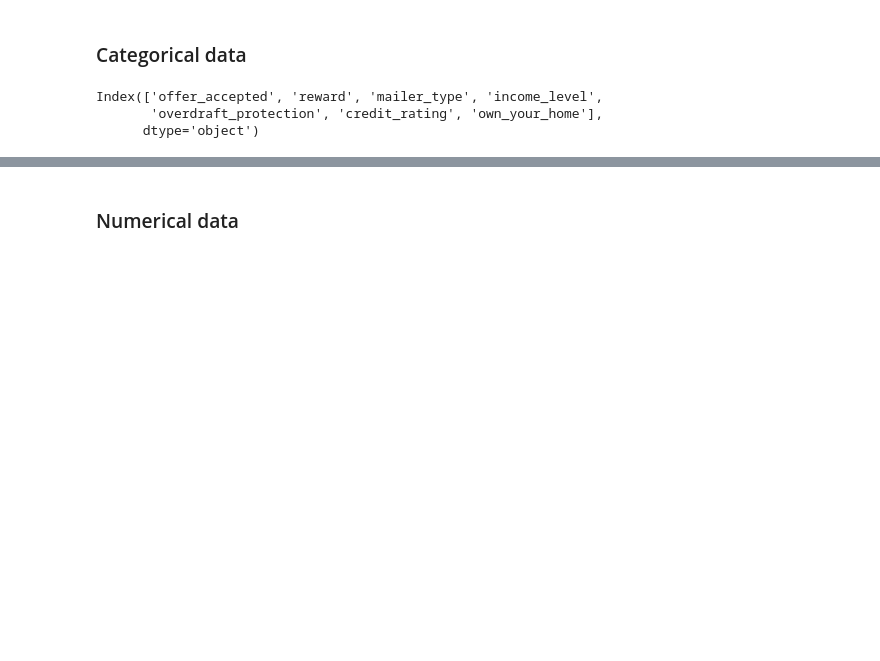
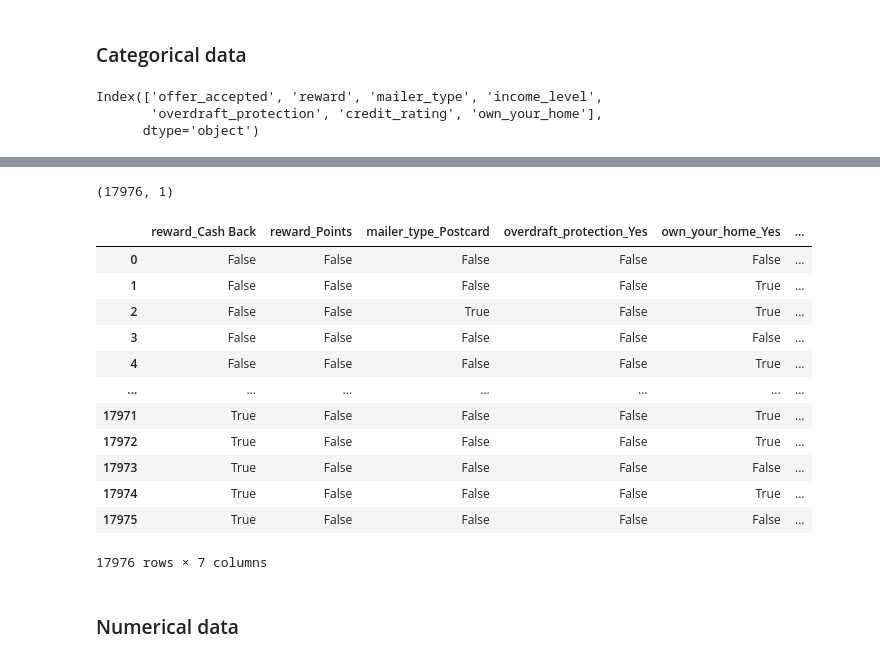
Before and after one commit to LeonardoOlmos/credit-card-offer, a Jupyter notebook: credit_card_offer_classification.ipynb, the cells around one changed output, grey strips where cells are left out. Drawn from its saved outputs; the diff is of its cells as text; code cells hidden in the pictures; blank space fills up the shorter version.

Commit message:
[ADD] Categorical features encoded

```diff
--- a/credit_card_offer_classification.ipynb
+++ b/credit_card_offer_classification.ipynb
@@ -151,0 +183,2 @@ Index(['offer_accepted', 'reward', 'mailer_type', 'income_level',
+# %%
+income_data = income_data.reset_index(drop = True)
@@ -151,0 +205,4 @@ Index(['offer_accepted', 'reward', 'mailer_type', 'income_level',
+# %%
+rating_data = pd.DataFrame(rating_oe_data, columns=['credit_rating'])
+# %%
+rating_data = rating_data.reset_index(drop = True)
@@ -152,3 +225,25 @@ Index(['offer_accepted', 'reward', 'mailer_type', 'income_level',
+# %%
+rating_data.shape
+# %% [output]
+(17976, 1)
+# %%
+categorical_data = pd.concat([categorical_data, income_data, rating_data], axis = 1)
+# %%
+categorical_data
+# %% [output]
+|  | reward_Cash Back | reward_Points | mailer_type_Postcard | overdraft_protection_Yes | own_your_home_Yes | ... |
+| 0 | False | False | False | False | False | ... |
+| 1 | False | False | False | False | True | ... |
+| 2 | False | False | True | False | True | ... |
+| 3 | False | False | False | False | False | ... |
+| 4 | False | False | False | False | True | ... |
+| ... | ... | ... | ... | ... | ... | ... |
+| 17971 | True | False | False | False | True | ... |
+| 17972 | True | False | False | False | True | ... |
+| 17973 | True | False | False | False | False | ... |
+| 17974 | True | False | False | False | True | ... |
+| 17975 | True | False | False | False | False | ... |
+17976 rows × 7 columns
 # %% [markdown]
 ### Numerical data
 # %%
```
Also changed, not shown: parts of 28 cells of this notebook.
